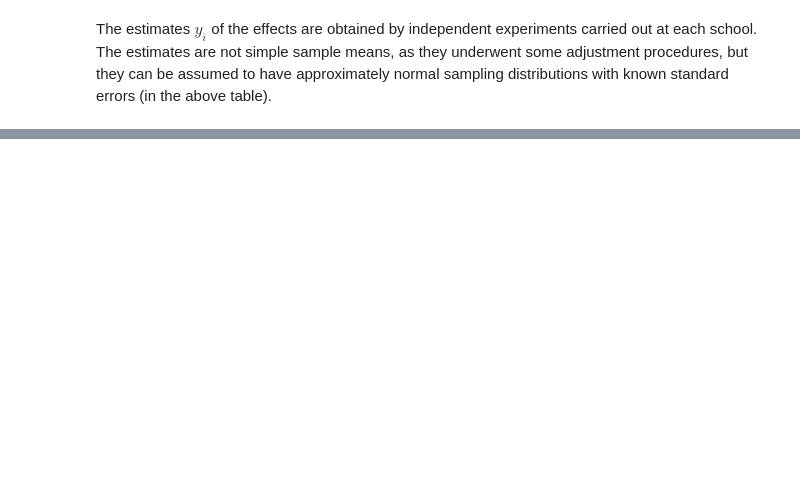
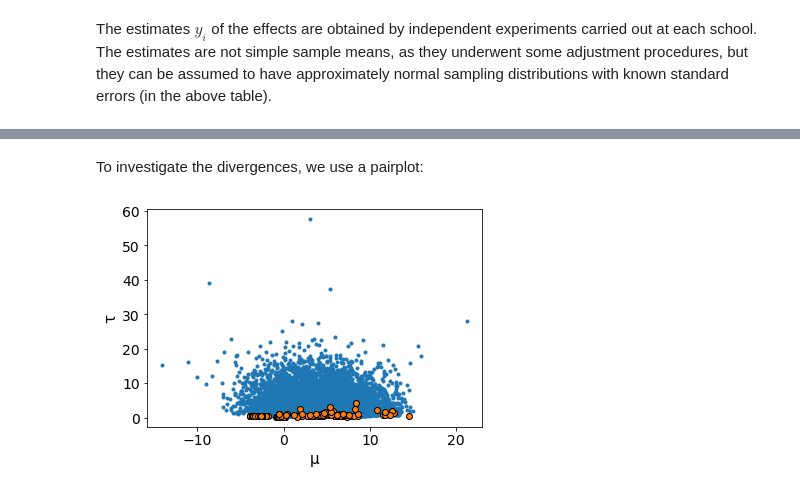
Before and after one commit to mpdylan/INFO510-public, a Jupyter notebook: notebooks/normal_models/eight_schools.ipynb, the cells around one changed output, grey strips where cells are left out. Saved outputs shown, nothing was run; the diff lists cells and outputs as text; code cells hidden in the pictures; blank space fills up the shorter version.

```diff
--- a/notebooks/normal_models/eight_schools.ipynb
+++ b/notebooks/normal_models/eight_schools.ipynb
@@ -112,0 +84,7 @@ pm.summary(trace, var_names = ['mu', 'tau'])
+# %% [markdown]
+To investigate the divergences, we use a pairplot:
+# %%
+with centered_model:
+    az.plot_pair(centered_trace, divergences=True, var_names = ['μ', 'τ'])
+# %% [output]
+[figure, added]
```
Also changed, not shown: parts of 25 cells of this notebook, 3 other files.
